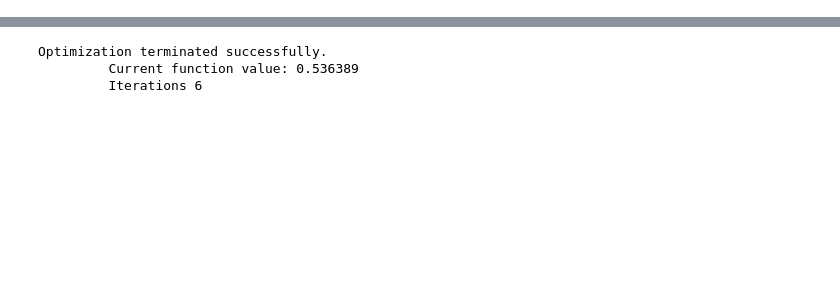
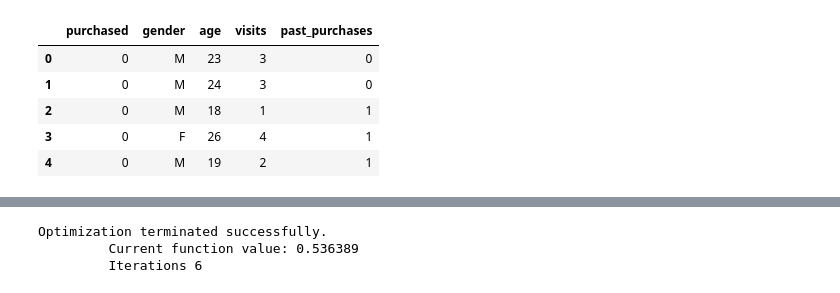
Before and after one commit to rjwrobel86/Python4Statistics, a Jupyter notebook: Notebooks/Logit.ipynb, the cells around one changed output, grey strips where cells are left out. Drawn from its saved outputs; the diff is of its cells as text; code cells hidden in the pictures; blank space fills up the shorter version.

```diff
--- a/Notebooks/Logit.ipynb
+++ b/Notebooks/Logit.ipynb
@@ -21,0 +7,18 @@ y = data['purchased'] #Create dataframe for dependent variable
+# %%
+data = pd.read_csv('logit_data.csv')
+data.columns
+#Uncomment lines below to create random data for testing purposes
+#n = 1000
+#data['gender'] = np.random.choice(['Male', 'Female'], size=n)
+#data['age'] = np.random.randint(18, 65, size=n)
+#data['visits'] = np.random.randint(0, 10, size=n)
+#data['past_purchases'] = np.random.randint(0, 10, size=n)
+#data['sold'] = np.random.randint(0, 1, size=n)
+data.head()
+# %% [output]
+|  | purchased | gender | age | visits | past_purchases |
+| 0 | 0 | M | 23 | 3 | 0 |
+| 1 | 0 | M | 24 | 3 | 0 |
+| 2 | 0 | M | 18 | 1 | 1 |
+| 3 | 0 | F | 26 | 4 | 1 |
+| 4 | 0 | M | 19 | 2 | 1 |
```
Also changed, not shown: parts of 5 cells of this notebook, 13 other files.
